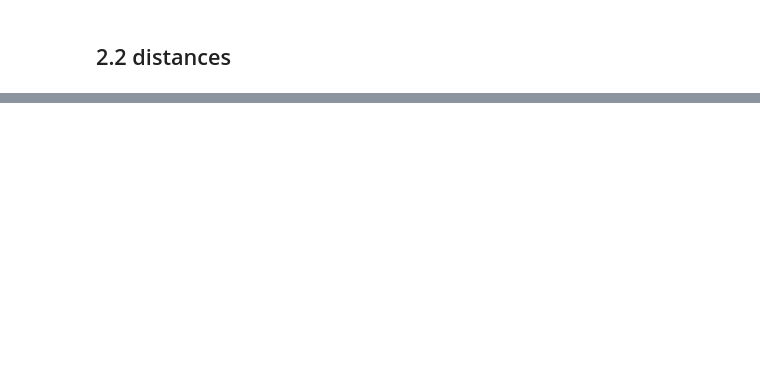
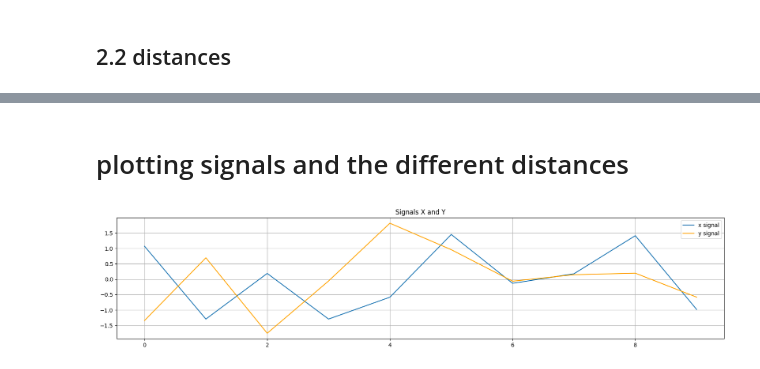
Before and after one commit to zamaS24/DCP_Labs, a Jupyter notebook: DCP_lab3.ipynb, the cells around one changed output, grey strips where cells are left out. Cells and saved outputs as stored; diff of their text form; code cells hidden in the pictures; blank space fills up the shorter version.

```diff
--- a/DCP_lab3.ipynb
+++ b/DCP_lab3.ipynb
@@ -84,0 +106,19 @@ l_infini distance :  2.4047403209172096
+# %% [markdown]
+# plotting signals and the different distances
+# %%
+import matplotlib.pyplot as plt
+
+
+plt.figure(figsize=(20,4), dpi=100)
+
+
+plt.plot(x, label='x signal')
+plt.plot(y, color='orange', label='y signal')
+
+
+plt.title('Signals X and Y')
+plt.legend()
+plt.grid()
+plt.show()
+# %% [output]
+[figure, added]
```
Also changed, not shown: parts of 9 cells of this notebook.
